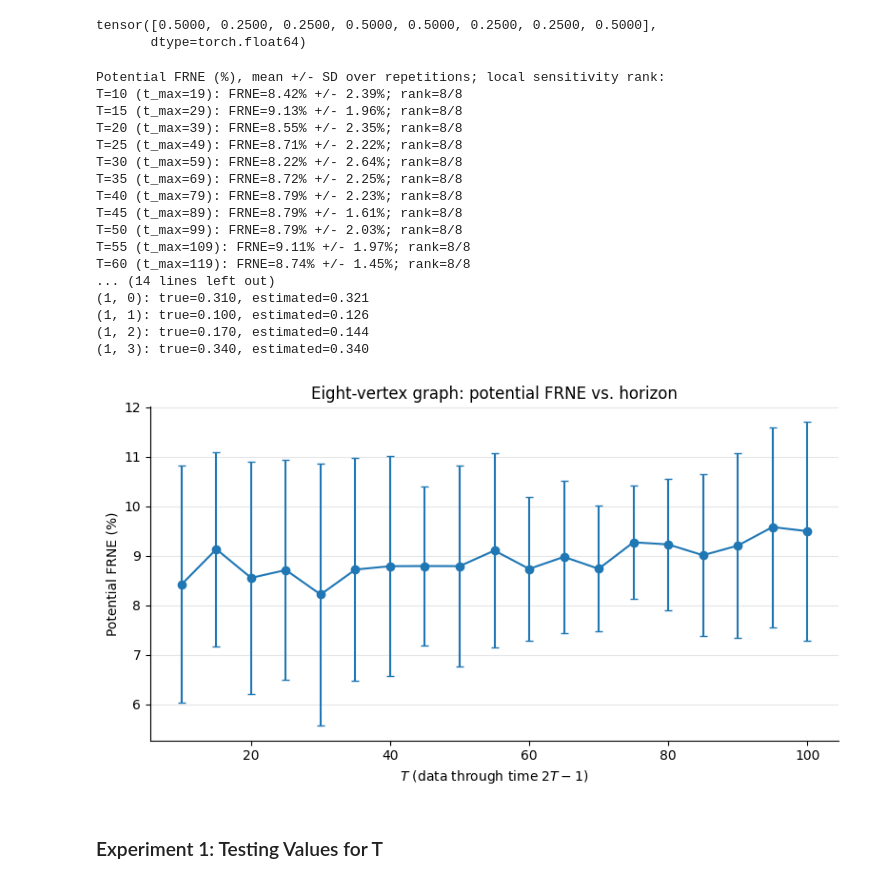
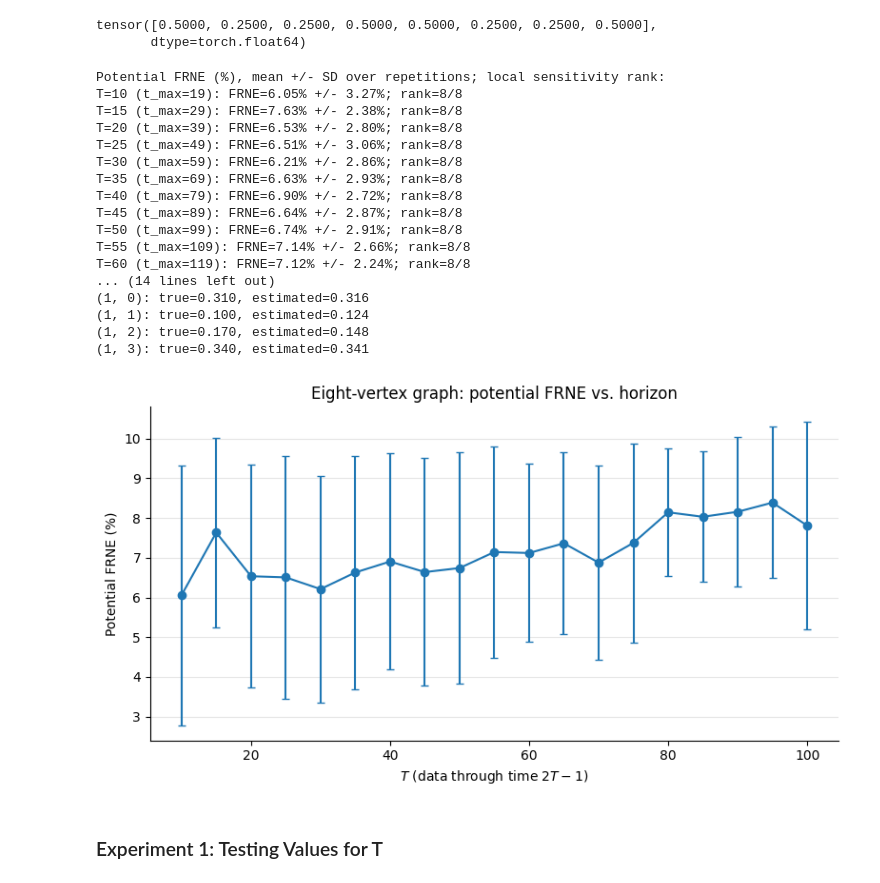
Before and after one commit to uw-math-ai/ai-inverse-lab, a Jupyter notebook: Data Simulation (Varying B, T) - Annie/Eight Vertices Experiment (Annie).ipynb, the cells around one changed output. Drawn from its saved outputs; the diff is of its cells as text; code cells hidden in the pictures.

```diff
--- a/Data Simulation (Varying B, T) - Annie/Eight Vertices Experiment (Annie).ipynb
+++ b/Data Simulation (Varying B, T) - Annie/Eight Vertices Experiment (Annie).ipynb
@@ -242,7 +242,7 @@ assert torch.allclose(
 )
 
 N1_recon = 100_000       # walks per ordered observed pair and repetition
-repeats1_recon = 5      # independent Monte Carlo data sets
+repeats1_recon = 10      # independent Monte Carlo data sets
 seed1_recon = 98105
 potential_frne = {T: [] for T in T1_recon_values}
 q_estimates_by_T = {T: [] for T in T1_recon_values}
@@ -327,7 +327,7 @@ assert torch.allclose(
 )
 
 N1_recon = 100_000       # walks per ordered observed pair and repetition
-repeats1_recon = 5      # independent Monte Carlo data sets
+repeats1_recon = 10      # independent Monte Carlo data sets
 seed1_recon = 98105
 potential_frne = {T: [] for T in T1_recon_values}
 q_estimates_by_T = {T: [] for T in T1_recon_values}
@@ -346,49 +346,49 @@ for repetition in range(repeats1_recon):
     )
     for T in T1_recon_values:
         t_max = 2 * T - 1
         q_estimate = fit_potential(G1_recon, q_upper_recon, observations, t_max)
         potential_frne[T].append(frne(q_true_recon, q_estimate))
         q_estimates_by_T[T].append(q_estimate)
 
 mean_q_frne = [float(np.mean(potential_frne[T])) for T in T1_recon_values]
 std_q_frne = [float(np.std(potential_frne[T], ddof=1)) for T in T1_recon_values]
 print("Potential FRNE (%), mean +/- SD over repetitions; local sensitivity rank:")
 for T, mean_error, std_error in zip(T1_recon_values, mean_q_frne, std_q_frne):
     print(f"T={T:2d} (t_max={2*T-1:2d}): FRNE={mean_error:.2f}% +/- {std_error:.2f}%; "
           f"rank={sensitivity_rank_by_T[T]}/{G1_recon.n}")
 
 q_estimate_longest = torch.stack(q_estimates_by_T[T1_recon_values[-1]]).mean(dim=0)
 print(f"\nTrue and mean estimated potential at T={T1_recon_values[-1]}:")
 for vertex, q_true, q_estimate in zip(grid1, q_true_recon.tolist(), q_estimate_longest.tolist()):
     print(f"{vertex}: true={q_true:.3f}, estimated={q_estimate:.3f}")
 
 fig, ax = plt.subplots(figsize=(8, 4.5))
 ax.errorbar(T1_recon_values, mean_q_frne, yerr=std_q_frne, marker="o", capsize=3, lw=1.5)
 ax.set(xlabel="$T$ (data through time $2T-1$)", ylabel="Potential FRNE (%)",
        title="Eight-vertex graph: potential FRNE vs. horizon")
 ax.grid(axis="y", color="0.9")
 ax.spines[["top", "right"]].set_visible(False)
 fig.tight_layout()
 plt.show()
 # %% [output]
 Potential FRNE (%), mean +/- SD over repetitions; local sensitivity rank:
-T=10 (t_max=19): FRNE=8.42% +/- 2.39%; rank=8/8
-T=15 (t_max=29): FRNE=9.13% +/- 1.96%; rank=8/8
-T=20 (t_max=39): FRNE=8.55% +/- 2.35%; rank=8/8
-T=25 (t_max=49): FRNE=8.71% +/- 2.22%; rank=8/8
-T=30 (t_max=59): FRNE=8.22% +/- 2.64%; rank=8/8
-T=35 (t_max=69): FRNE=8.72% +/- 2.25%; rank=8/8
-T=40 (t_max=79): FRNE=8.79% +/- 2.23%; rank=8/8
-T=45 (t_max=89): FRNE=8.79% +/- 1.61%; rank=8/8
-T=50 (t_max=99): FRNE=8.79% +/- 2.03%; rank=8/8
-T=55 (t_max=109): FRNE=9.11% +/- 1.97%; rank=8/8
-T=60 (t_max=119): FRNE=8.74% +/- 1.45%; rank=8/8
+T=10 (t_max=19): FRNE=6.05% +/- 3.27%; rank=8/8
+T=15 (t_max=29): FRNE=7.63% +/- 2.38%; rank=8/8
+T=20 (t_max=39): FRNE=6.53% +/- 2.80%; rank=8/8
+T=25 (t_max=49): FRNE=6.51% +/- 3.06%; rank=8/8
+T=30 (t_max=59): FRNE=6.21% +/- 2.86%; rank=8/8
+T=35 (t_max=69): FRNE=6.63% +/- 2.93%; rank=8/8
+T=40 (t_max=79): FRNE=6.90% +/- 2.72%; rank=8/8
+T=45 (t_max=89): FRNE=6.64% +/- 2.87%; rank=8/8
+T=50 (t_max=99): FRNE=6.74% +/- 2.91%; rank=8/8
+T=55 (t_max=109): FRNE=7.14% +/- 2.66%; rank=8/8
+T=60 (t_max=119): FRNE=7.12% +/- 2.24%; rank=8/8
 ... (14 lines left out)
-(1, 0): true=0.310, estimated=0.321
-(1, 1): true=0.100, estimated=0.126
-(1, 2): true=0.170, estimated=0.144
-(1, 3): true=0.340, estimated=0.340
+(1, 0): true=0.310, estimated=0.316
+(1, 1): true=0.100, estimated=0.124
+(1, 2): true=0.170, estimated=0.148
+(1, 3): true=0.340, estimated=0.341
-[figure, old version]
+[figure, new version]
 # %% [markdown]
 ### Experiment 1: Testing Values for T
 # %%
```
Also changed, not shown: parts of 1 cell of this notebook, 1 other file.
